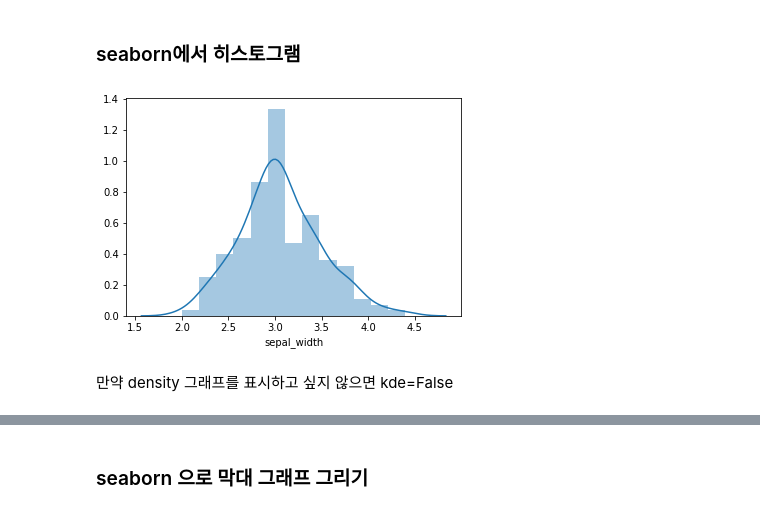
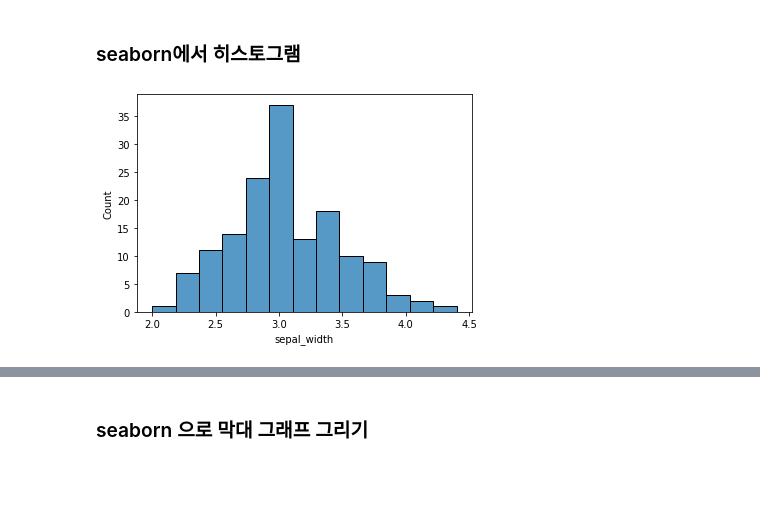
Before and after one commit to aonekoda/SDC_DATA, a Jupyter notebook: 04Visualization/02Seaborn시각화.ipynb, the cells around one changed output, grey strips where cells are left out. Saved outputs shown, nothing was run; the diff lists cells and outputs as text; code cells hidden in the pictures; blank space fills up the shorter version.

```diff
--- a/04Visualization/02Seaborn시각화.ipynb
+++ b/04Visualization/02Seaborn시각화.ipynb
@@ -19,13 +19,13 @@ import matplotlib.pyplot as plt
 # Data Loading
 iris = pd.read_csv("../data/iris.csv")
 tips = pd.read_csv("../data/tips.csv")
+# %%
+iris = sns.load_dataset('iris')
+tips = sns.load_dataset('tips')
 # %% [markdown]
 ### seaborn에서 히스토그램
 # %%
-sns.distplot(iris['sepal_width'])
-
+sns.histplot(iris['sepal_width'])
 plt.show()
 # %% [output]
-[figure, old version]
+[figure, new version]
-# %% [markdown]
-만약 density 그래프를 표시하고 싶지 않으면 kde=False
```
Also changed, not shown: parts of 12 cells of this notebook.
